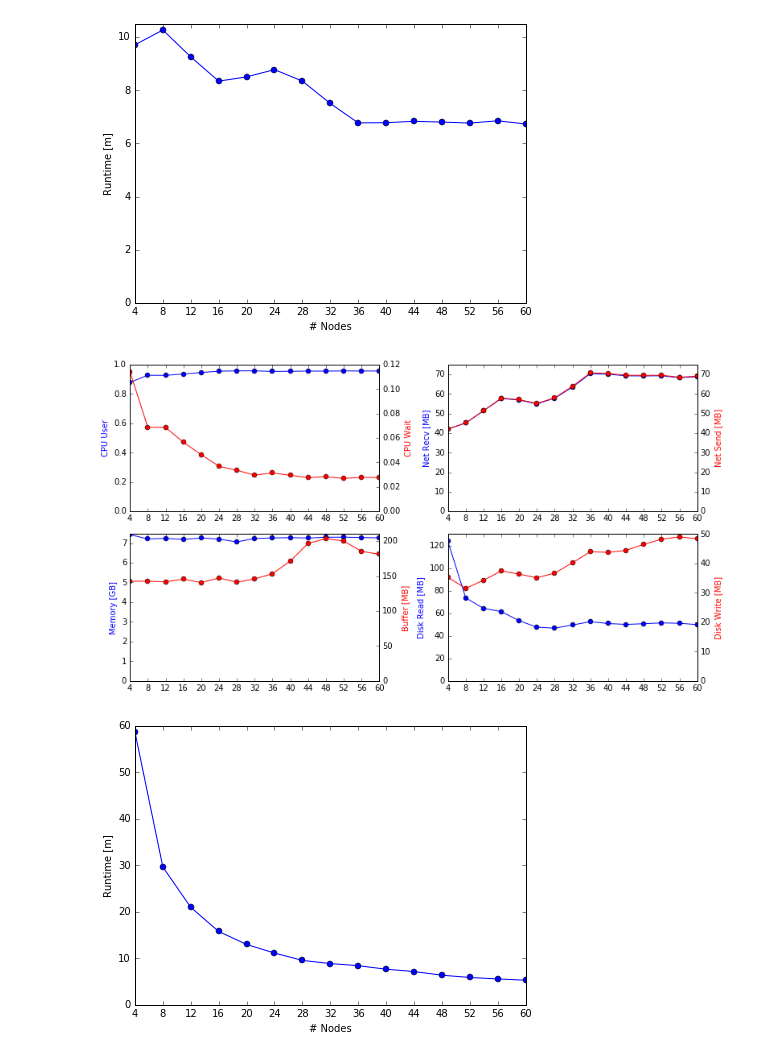
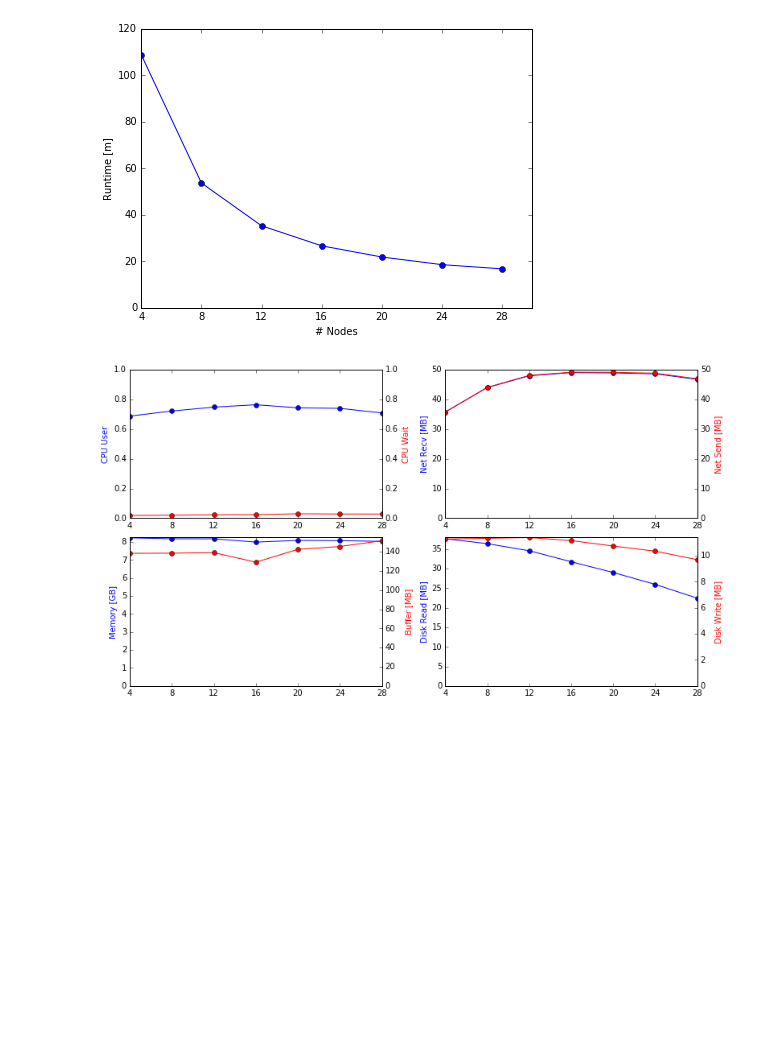
Before and after one commit to citlab/iterations-experiments, a Jupyter notebook: plots/adaptive-iterations-plots.ipynb, the cells around one changed output. Cells and saved outputs as stored; diff of their text form; code cells hidden in the pictures; blank space fills up the shorter version.

Commit message:
Plots: Added successful runs of CC (top004-028) to notebook

```diff
--- a/plots/adaptive-iterations-plots.ipynb
+++ b/plots/adaptive-iterations-plots.ipynb
@@ -23,17 +23,17 @@ def plot_stats(data):
 
     fig = plt.figure(figsize=(11,6))
 
-    # plot cpu and wait
+    # plot cpu usr and wait
     ax1 = fig.add_subplot(221)
     ax1.set_xticks(x)
-    ax1.plot(x, (data[:,1]+data[:,2]+data[:,3])/100., 'b-o')
+    ax1.plot(x, data[:,1]/100., 'b-o')
     ax1.set_ylabel('CPU User', color='b')
     ax1.set_ylim(0, 1)
 
     ax1_twin = ax1.twinx()
     ax1_twin.plot(x, data[:,4]/100., 'r-o')
     ax1_twin.set_ylabel('CPU Wait', color='r')
-    ax1_twin.set_ylim(bottom=0)
+    ax1_twin.set_ylim(0,1)
 
 
     # plot memory and buffer usage
@@ -78,11 +78,10 @@ def plot_stats(data):
 
     return runtime_fig, fig
 # %%
-for dataset in ['tpchq10', 'kmeans']:
+for dataset in ['cc']: #['tpchq10', 'kmeans']: #['cc']:
     runtime_fig, stats_fig = plot_stats(data[dataset])
     runtime_fig.savefig('figures/%s_runtime.pdf' % dataset)
     stats_fig.savefig('figures/%s_stats.pdf' % dataset)
 # %% [output]
-[figure, old version]
+[figure, new version]
-[figure, old version]
+[figure, new version]
-[figure, removed]
```
Also changed, not shown: parts of 2 cells of this notebook, 8 other files.
